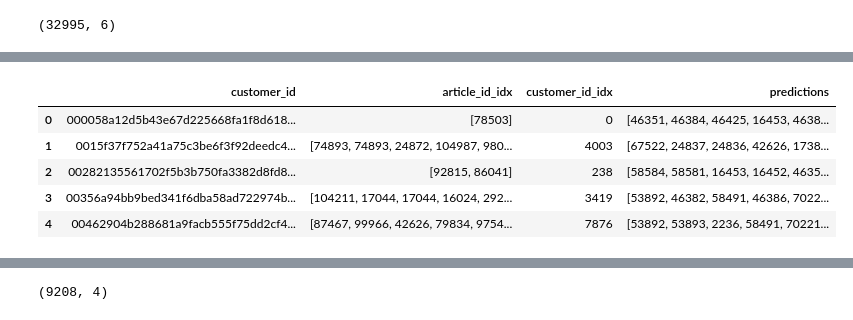
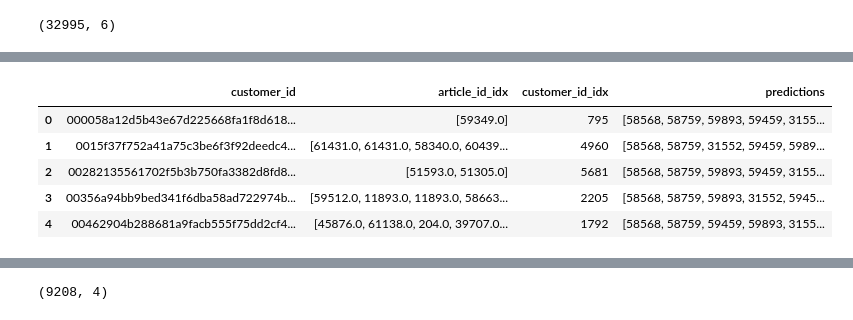
Before and after one commit to stevieg3/fashion-recommendations, a Jupyter notebook: notebooks/12-Revisiting multi-class model.ipynb, the cells around one changed output, grey strips where cells are left out. Cells and saved outputs as stored; diff of their text form; code cells hidden in the pictures.

```diff
--- a/notebooks/12-Revisiting multi-class model.ipynb
+++ b/notebooks/12-Revisiting multi-class model.ipynb
@@ -928,9 +1091,9 @@ fashion_rec_v2.eval()
 with torch.no_grad():
     for data in tqdm(test_loader):
 
-        user_id, item_id, product_code, product_type_no, product_group_no, graphical_appearance_no, colour_group_code, perceived_colour_value_id, perceived_colour_master_id, department_no, index_code, index_group_no, section_no, garment_group_no, label = data
+        user_id, item_id, product_code, product_type_no, product_group_no, graphical_appearance_no, colour_group_code, perceived_colour_value_id, perceived_colour_master_id, department_no, index_code, index_group_no, section_no, garment_group_no, club_member_status, fashion_news_frequency, postal_code, numeric_features, label = data
 
-        user_id, item_id, product_code, product_type_no, product_group_no, graphical_appearance_no, colour_group_code, perceived_colour_value_id, perceived_colour_master_id, department_no, index_code, index_group_no, section_no, garment_group_no, label = (
+        user_id, item_id, product_code, product_type_no, product_group_no, graphical_appearance_no, colour_group_code, perceived_colour_value_id, perceived_colour_master_id, department_no, index_code, index_group_no, section_no, garment_group_no, club_member_status, fashion_news_frequency, postal_code, numeric_features, label = (
             user_id.to(device),
             item_id.to(device),
             product_code.to(device),
@@ -945,8 +1108,14 @@ with torch.no_grad():
             index_group_no.to(device),
             section_no.to(device),
             garment_group_no.to(device),
+            club_member_status.to(device),
+            fashion_news_frequency.to(device),
+            postal_code.to(device),
+            numeric_features.to(device),
             label.to(device)
         )
+
+        optimizer.zero_grad()  # Set gradients to 0 otherwise will accumulate
 
         pred = fashion_rec_v2(
             user_id,
@@ -962,7 +1131,11 @@ with torch.no_grad():
             index_code,
             index_group_no,
             section_no,
-            garment_group_no
+            garment_group_no,
+            club_member_status,
+            fashion_news_frequency,
+            postal_code,
+            numeric_features.float()
         )
 
-        test_predictions += pred.flatten().tolist()
+        test_predictions += torch.topk(pred, 1000, dim=1).indices.tolist()
@@ -977,4 +1149,0 @@ len(test_dataset)
-# %%
-test_data['prediction'] = test_predictions
-# %%
-test_data.sort_values(['customer_id_idx', 'prediction'], ascending=False, inplace=True)
@@ -998,3 +1150,5 @@ test_data_top12
+# %%
+test_data['predictions'] = test_predictions
 # %%
 test_set_by_customer['customer_id_idx'] = test_set_by_customer['customer_id'].map(customer_id_to_idx)
 # %%
@@ -1009,13 +1163,13 @@ test_set_by_customer.head()
 # %%
-test_set_by_customer = test_set_by_customer.merge(test_data_top12, on='customer_id_idx')
+test_set_by_customer = test_set_by_customer.merge(test_data[['customer_id_idx', 'predictions']], on='customer_id_idx')
 test_set_by_customer.head()
 # %% [output]
 |  | customer_id | article_id_idx | customer_id_idx | predictions |
-| 0 | 000058a12d5b43e67d225668fa1f8d618... | [78503] | 0 | [46351, 46384, 46425, 16453, 4638... |
-| 1 | 0015f37f752a41a75c3be6f3f92deedc4... | [74893, 74893, 24872, 104987, 980... | 4003 | [67522, 24837, 24836, 42626, 1738... |
-| 2 | 00282135561702f5b3b750fa3382d8fd8... | [92815, 86041] | 238 | [58584, 58581, 16453, 16452, 4635... |
-| 3 | 00356a94bb9bed341f6dba58ad722974b... | [104211, 17044, 17044, 16024, 292... | 3419 | [53892, 46382, 58491, 46386, 7022... |
-| 4 | 00462904b288681a9facb555f75dd2cf4... | [87467, 99966, 42626, 79834, 9754... | 7876 | [53892, 53893, 2236, 58491, 70221... |
+| 0 | 000058a12d5b43e67d225668fa1f8d618... | [59349.0] | 795 | [58568, 58759, 59893, 59459, 3155... |
+| 1 | 0015f37f752a41a75c3be6f3f92deedc4... | [61431.0, 61431.0, 58340.0, 60439... | 4960 | [58568, 58759, 31552, 59459, 5989... |
+| 2 | 00282135561702f5b3b750fa3382d8fd8... | [51593.0, 51305.0] | 5681 | [58568, 58759, 59893, 59459, 3155... |
+| 3 | 00356a94bb9bed341f6dba58ad722974b... | [59512.0, 11893.0, 11893.0, 58663... | 2205 | [58568, 58759, 59893, 31552, 5945... |
+| 4 | 00462904b288681a9facb555f75dd2cf4... | [45876.0, 61138.0, 204.0, 39707.0... | 1792 | [58568, 58759, 59459, 59893, 3155... |
 # %%
 predictions = test_set_by_customer['predictions'].to_list()
 # %%
```
Also changed, not shown: parts of 132 cells of this notebook, 2 other files.
